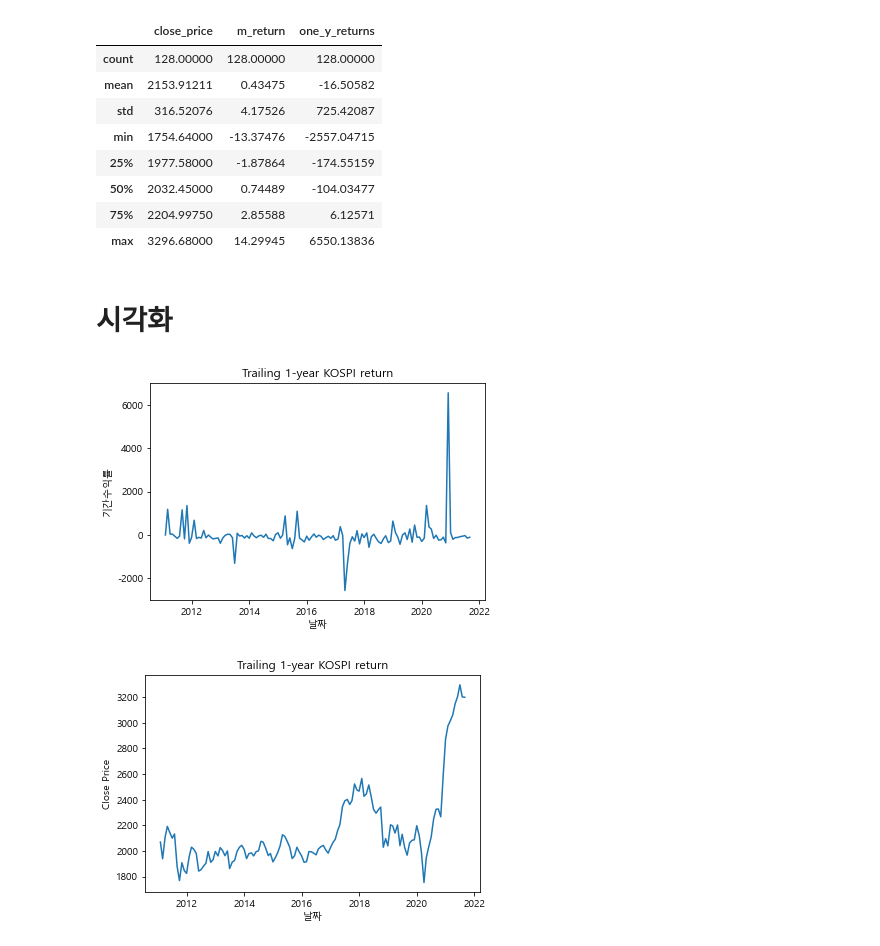
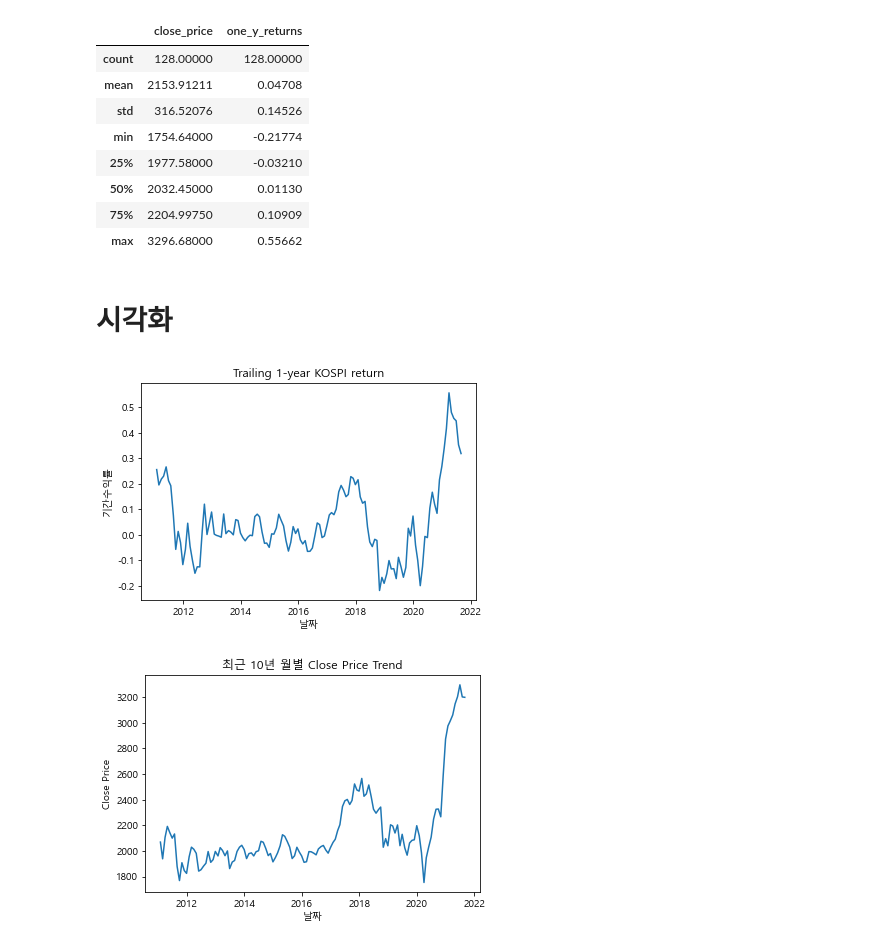
Before and after one commit to allez-juna/capstone_team7, a Jupyter notebook: code/macro_1yr_kospi_returns.ipynb, the cells around one changed output. Cells and saved outputs as stored; diff of their text form; code cells hidden in the pictures.

```diff
--- a/code/macro_1yr_kospi_returns.ipynb
+++ b/code/macro_1yr_kospi_returns.ipynb
@@ -47,8 +30,0 @@ df
-# %%
-df['월수익률'] = 0.0
-
-for idx, data in df.iterrows() :
-    if idx == 0:
-        continue
-    else:
-        df.loc[idx,'월수익률'] = (data['종가'] / df.loc[idx-1,'종가'] - 1) * 100
@@ -74,17 +59,17 @@ df['기간수익률'] = 0.0
 for idx, data in df.iterrows() :
     if idx < 12:
         continue
-    elif df.loc[idx-12,'월수익률'] == 0.0 :
+    elif df.loc[idx-12,'종가'] == 0.0 :
         df.loc[idx,'기간수익률'] = 0.0
     else:
-        df.loc[idx,'기간수익률'] = (data['월수익률'] / df.loc[idx-12,'월수익률'] - 1) * 100
+        df.loc[idx,'기간수익률'] = np.log(data['종가'] / df.loc[idx-12,'종가'])   # (S_T - S_t )/S_t  or ln(S_T/S_t)  (단, T = t + 1년후시점). 지난 1년동안의 수익률.
+
+# 캡스톤 프로젝트에서 사용할 2011년부터 데이터만 남기기
+df = df.iloc[12:,:]
+df.reset_index(drop=True, inplace=True)
+KOSPI_RETURNS = df[['날짜','yyyymm','종가','기간수익률']]
+KOSPI_RETURNS.set_index('날짜',inplace=True, drop=True)
+KOSPI_RETURNS.columns = ['yyyymm','close_price','one_y_returns']
-# %%
-# 캡스톤 프로젝트에서 사용할 2011년부터 데이터만 남기기
-df = df.iloc[12:,:]
-df.reset_index(drop=True, inplace=True)
-KOSPI_RETURNS = df[['날짜','yyyymm','종가','월수익률','기간수익률']]
-KOSPI_RETURNS.set_index('날짜',inplace=True, drop=True)
-KOSPI_RETURNS.columns = ['yyyymm','close_price','m_return','one_y_returns']
 # %%
 KOSPI_RETURNS
 # %% [output]
@@ -105,15 +90,15 @@ KOSPI_RETURNS
 # %%
 KOSPI_RETURNS.describe()
 # %% [output]
-|  | close_price | m_return | one_y_returns |
-| count | 128.00000 | 128.00000 | 128.00000 |
-| mean | 2153.91211 | 0.43475 | -16.50582 |
-| std | 316.52076 | 4.17526 | 725.42087 |
-| min | 1754.64000 | -13.37476 | -2557.04715 |
-| 25% | 1977.58000 | -1.87864 | -174.55159 |
-| 50% | 2032.45000 | 0.74489 | -104.03477 |
-| 75% | 2204.99750 | 2.85588 | 6.12571 |
-| max | 3296.68000 | 14.29945 | 6550.13836 |
+|  | close_price | one_y_returns |
+| count | 128.00000 | 128.00000 |
+| mean | 2153.91211 | 0.04708 |
+| std | 316.52076 | 0.14526 |
+| min | 1754.64000 | -0.21774 |
+| 25% | 1977.58000 | -0.03210 |
+| 50% | 2032.45000 | 0.01130 |
+| 75% | 2204.99750 | 0.10909 |
+| max | 3296.68000 | 0.55662 |
 # %% [markdown]
 # 시각화
 # %%
@@ -126,12 +111,12 @@ plt.xlabel('날짜')
 plt.ylabel('기간수익률')
 plt.show()
 # %% [output]
-[figure, old version]
+[figure, new version]
 # %%
 plt.plot(KOSPI_RETURNS.close_price)
-plt.title('Trailing 1-year KOSPI return')
+plt.title('최근 10년 월별 Close Price Trend')
 plt.xlabel('날짜')
 plt.ylabel('Close Price')
 plt.show()
 # %% [output]
-[figure, old version]
+[figure, new version]
```
Also changed, not shown: parts of 4 cells of this notebook.
